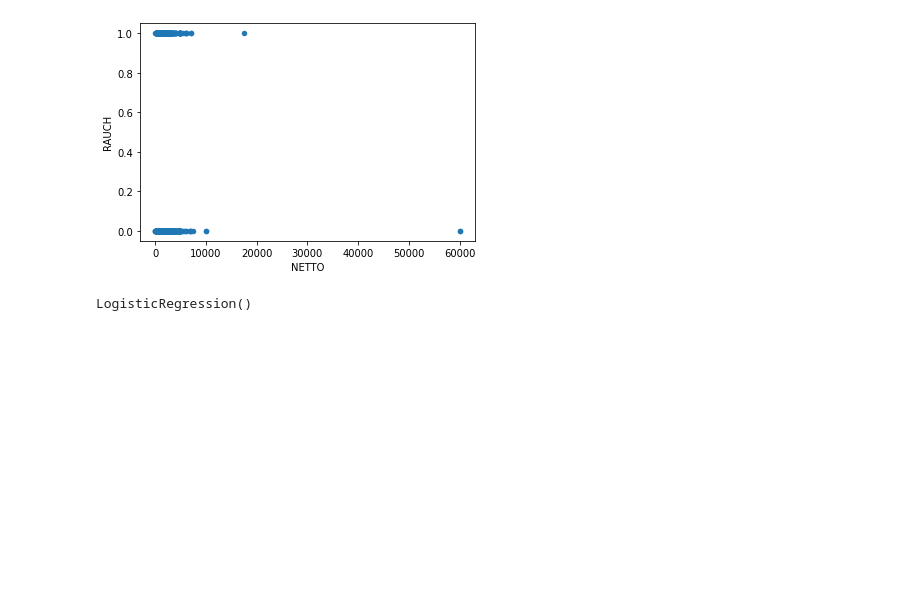
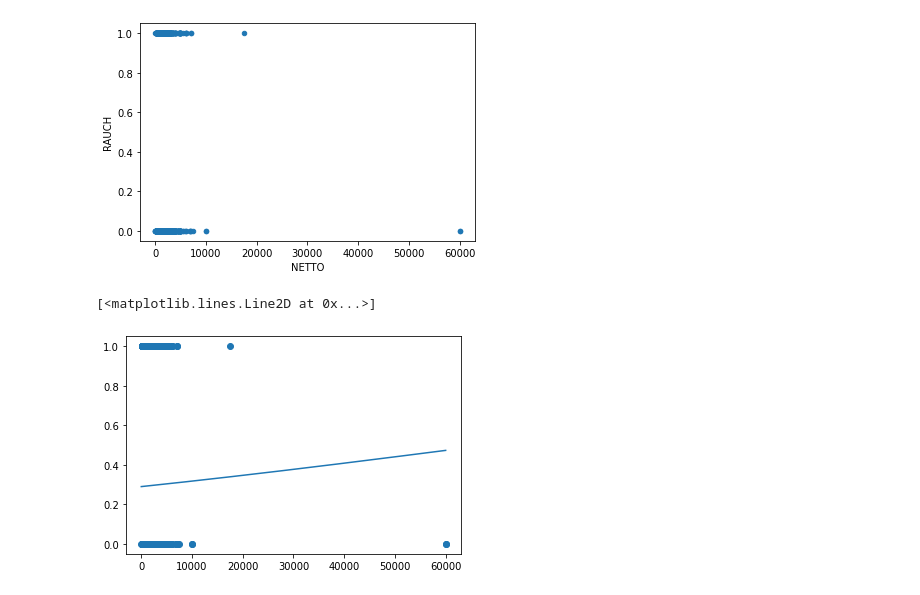
Before and after one commit to 7ben18/fhnw-llr-Lineare-und-Logistische-Regression, a Jupyter notebook: llr_LE1_Lineare_Methoden_für_Regression_&_Klassifikation/llr_umfragedaten/llr_LE1_.ipynb, the cells around one changed output. Drawn from its saved outputs; the diff is of its cells as text; code cells hidden in the pictures; blank space fills up the shorter version.

```diff
--- a/llr_LE1_Lineare_Methoden_für_Regression_&_Klassifikation/llr_umfragedaten/llr_LE1_.ipynb
+++ b/llr_LE1_Lineare_Methoden_für_Regression_&_Klassifikation/llr_umfragedaten/llr_LE1_.ipynb
@@ -51,8 +47,3 @@ x_train, x, y_train, y =
-# %%
-x = data["RAUCH"].values.reshape(-1,1)
-y = data["NETTO"].values
-model = LogisticRegression().fit(x, y)
-parameter = model.coef_
-#print(parameter)
-# %% [output]
-LogisticRegression()
+# %%
+x = data["NETTO"].values.reshape(-1,1)
+y = data["RAUCH"].values
@@ -58,0 +52,10 @@ LogisticRegression()
+# %%
+x_predict = [[i] for i in range(60000)]
+y_predict = model.predict_proba(x_predict)
+y_predict = [i[1] for i in y_predict]
+# %%
+plt.scatter(x,y)
+plt.plot(x_predict, y_predict)
+# %% [output]
+[<matplotlib.lines.Line2D at 0x...>]
+[figure, added]
```
Also changed, not shown: parts of 7 cells of this notebook, 2 other files.
